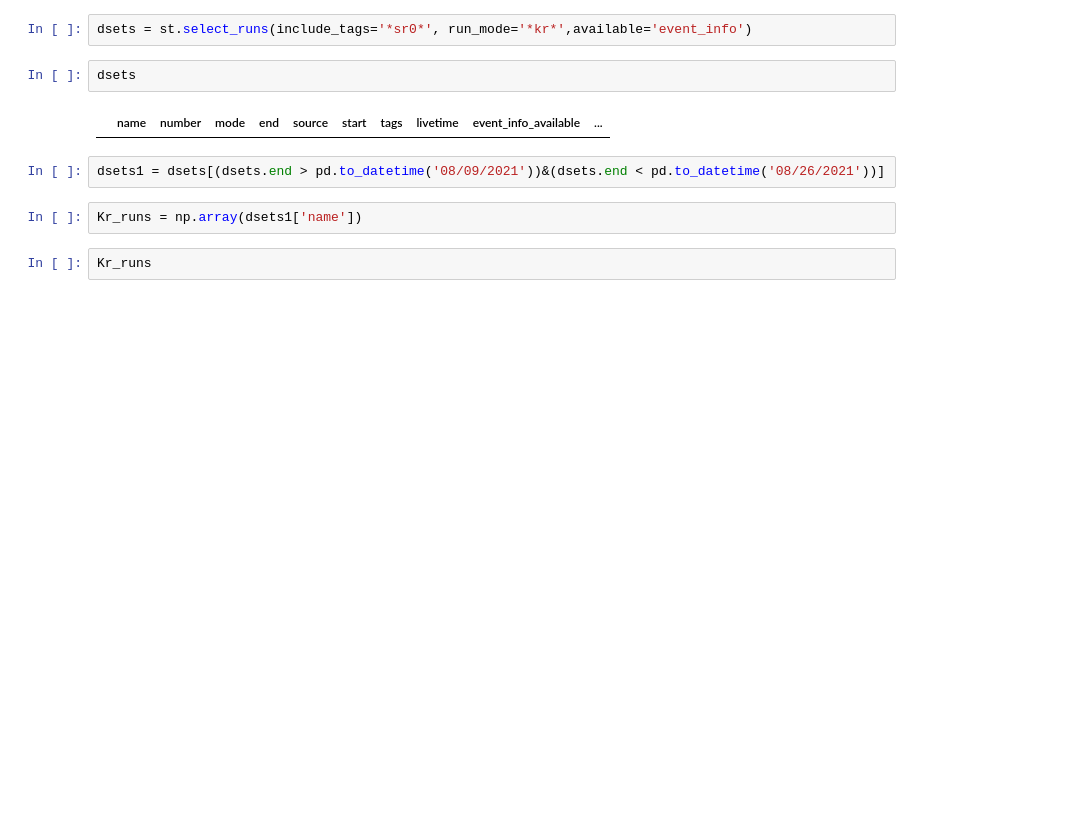
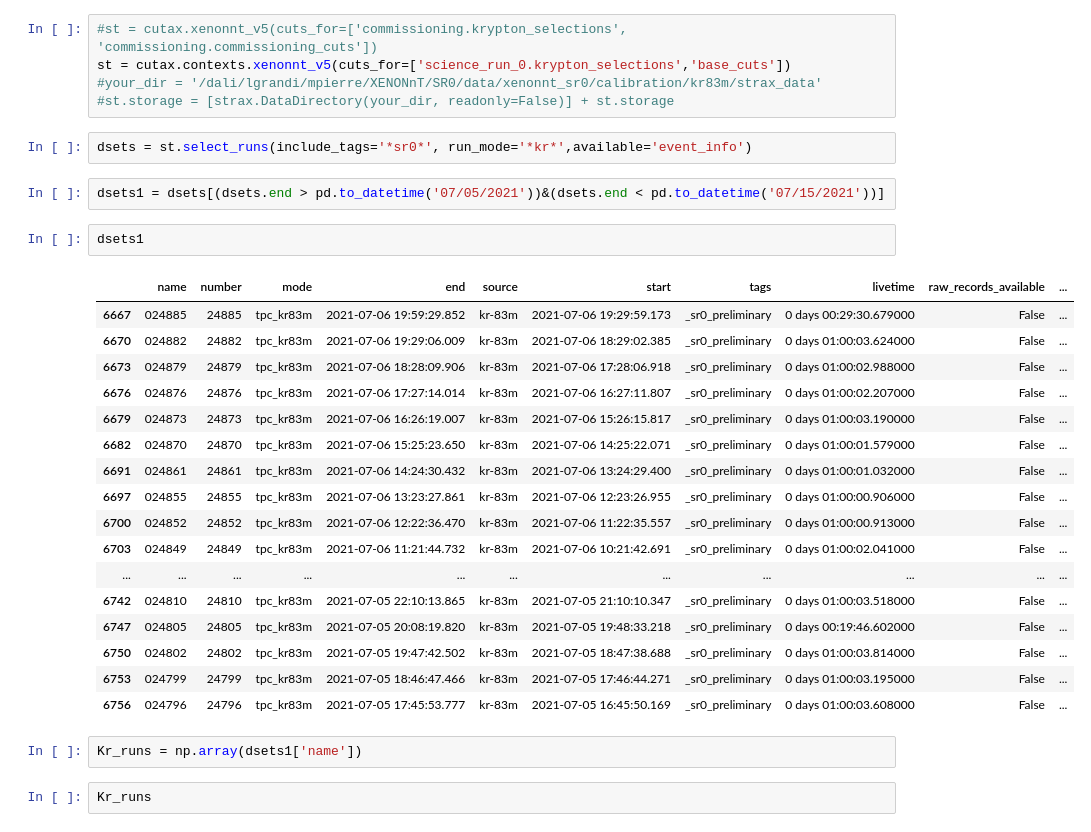
Before and after one commit to valerioda/xenon-note, a Jupyter notebook: fast_response_analysis/20211016_drift-diffusion_Kr-data_SR0.ipynb, the cells around one changed output. Drawn from its saved outputs; the diff is of its cells as text; blank space fills up the shorter version.

```diff
--- a/fast_response_analysis/20211016_drift-diffusion_Kr-data_SR0.ipynb
+++ b/fast_response_analysis/20211016_drift-diffusion_Kr-data_SR0.ipynb
@@ -45,11 +43,32 @@ st = cutax.xenonnt_v5(cuts_for=['commissioning.krypton_selections', 'commissioni
+# %%
+#st = cutax.xenonnt_v5(cuts_for=['commissioning.krypton_selections', 'commissioning.commissioning_cuts'])
+st = cutax.contexts.xenonnt_v5(cuts_for=['science_run_0.krypton_selections','base_cuts'])
+#your_dir = '/dali/lgrandi/mpierre/XENONnT/SR0/data/xenonnt_sr0/calibration/kr83m/strax_data'
+#st.storage = [strax.DataDirectory(your_dir, readonly=False)] + st.storage
 # %%
 dsets = st.select_runs(include_tags='*sr0*', run_mode='*kr*',available='event_info')
-# %%
-dsets
-# %% [output]
-|  | name | number | mode | end | source | start | tags | livetime | event_info_available | ... |
 # %%
-dsets1 = dsets[(dsets.end > pd.to_datetime('08/09/2021'))&(dsets.end < pd.to_datetime('08/26/2021'))]
+dsets1 = dsets[(dsets.end > pd.to_datetime('07/05/2021'))&(dsets.end < pd.to_datetime('07/15/2021'))]
+# %%
+dsets1
+# %% [output]
+|  | name | number | mode | end | source | start | tags | livetime | raw_records_available | ... |
+| 6667 | 024885 | 24885 | tpc_kr83m | 2021-07-06 19:59:29.852 | kr-83m | 2021-07-06 19:29:59.173 | _sr0_preliminary | 0 days 00:29:30.679000 | False | ... |
+| 6670 | 024882 | 24882 | tpc_kr83m | 2021-07-06 19:29:06.009 | kr-83m | 2021-07-06 18:29:02.385 | _sr0_preliminary | 0 days 01:00:03.624000 | False | ... |
+| 6673 | 024879 | 24879 | tpc_kr83m | 2021-07-06 18:28:09.906 | kr-83m | 2021-07-06 17:28:06.918 | _sr0_preliminary | 0 days 01:00:02.988000 | False | ... |
+| 6676 | 024876 | 24876 | tpc_kr83m | 2021-07-06 17:27:14.014 | kr-83m | 2021-07-06 16:27:11.807 | _sr0_preliminary | 0 days 01:00:02.207000 | False | ... |
+| 6679 | 024873 | 24873 | tpc_kr83m | 2021-07-06 16:26:19.007 | kr-83m | 2021-07-06 15:26:15.817 | _sr0_preliminary | 0 days 01:00:03.190000 | False | ... |
+| 6682 | 024870 | 24870 | tpc_kr83m | 2021-07-06 15:25:23.650 | kr-83m | 2021-07-06 14:25:22.071 | _sr0_preliminary | 0 days 01:00:01.579000 | False | ... |
+| 6691 | 024861 | 24861 | tpc_kr83m | 2021-07-06 14:24:30.432 | kr-83m | 2021-07-06 13:24:29.400 | _sr0_preliminary | 0 days 01:00:01.032000 | False | ... |
+| 6697 | 024855 | 24855 | tpc_kr83m | 2021-07-06 13:23:27.861 | kr-83m | 2021-07-06 12:23:26.955 | _sr0_preliminary | 0 days 01:00:00.906000 | False | ... |
+| 6700 | 024852 | 24852 | tpc_kr83m | 2021-07-06 12:22:36.470 | kr-83m | 2021-07-06 11:22:35.557 | _sr0_preliminary | 0 days 01:00:00.913000 | False | ... |
+| 6703 | 024849 | 24849 | tpc_kr83m | 2021-07-06 11:21:44.732 | kr-83m | 2021-07-06 10:21:42.691 | _sr0_preliminary | 0 days 01:00:02.041000 | False | ... |
+| ... | ... | ... | ... | ... | ... | ... | ... | ... | ... | ... |
+| 6742 | 024810 | 24810 | tpc_kr83m | 2021-07-05 22:10:13.865 | kr-83m | 2021-07-05 21:10:10.347 | _sr0_preliminary | 0 days 01:00:03.518000 | False | ... |
+| 6747 | 024805 | 24805 | tpc_kr83m | 2021-07-05 20:08:19.820 | kr-83m | 2021-07-05 19:48:33.218 | _sr0_preliminary | 0 days 00:19:46.602000 | False | ... |
+| 6750 | 024802 | 24802 | tpc_kr83m | 2021-07-05 19:47:42.502 | kr-83m | 2021-07-05 18:47:38.688 | _sr0_preliminary | 0 days 01:00:03.814000 | False | ... |
+| 6753 | 024799 | 24799 | tpc_kr83m | 2021-07-05 18:46:47.466 | kr-83m | 2021-07-05 17:46:44.271 | _sr0_preliminary | 0 days 01:00:03.195000 | False | ... |
+| 6756 | 024796 | 24796 | tpc_kr83m | 2021-07-05 17:45:53.777 | kr-83m | 2021-07-05 16:45:50.169 | _sr0_preliminary | 0 days 01:00:03.608000 | False | ... |
 # %%
 Kr_runs = np.array(dsets1['name'])
 # %%
```
Also changed, not shown: parts of 7 cells of this notebook, 31 other files.
